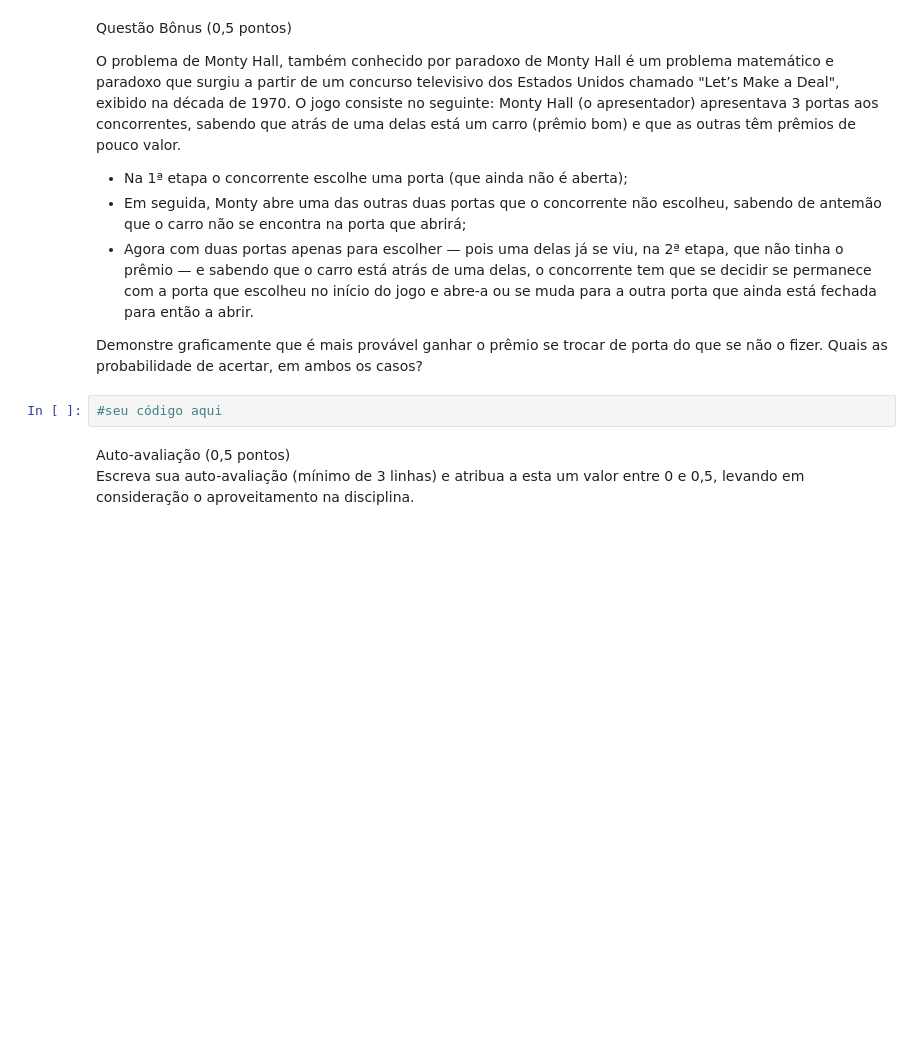
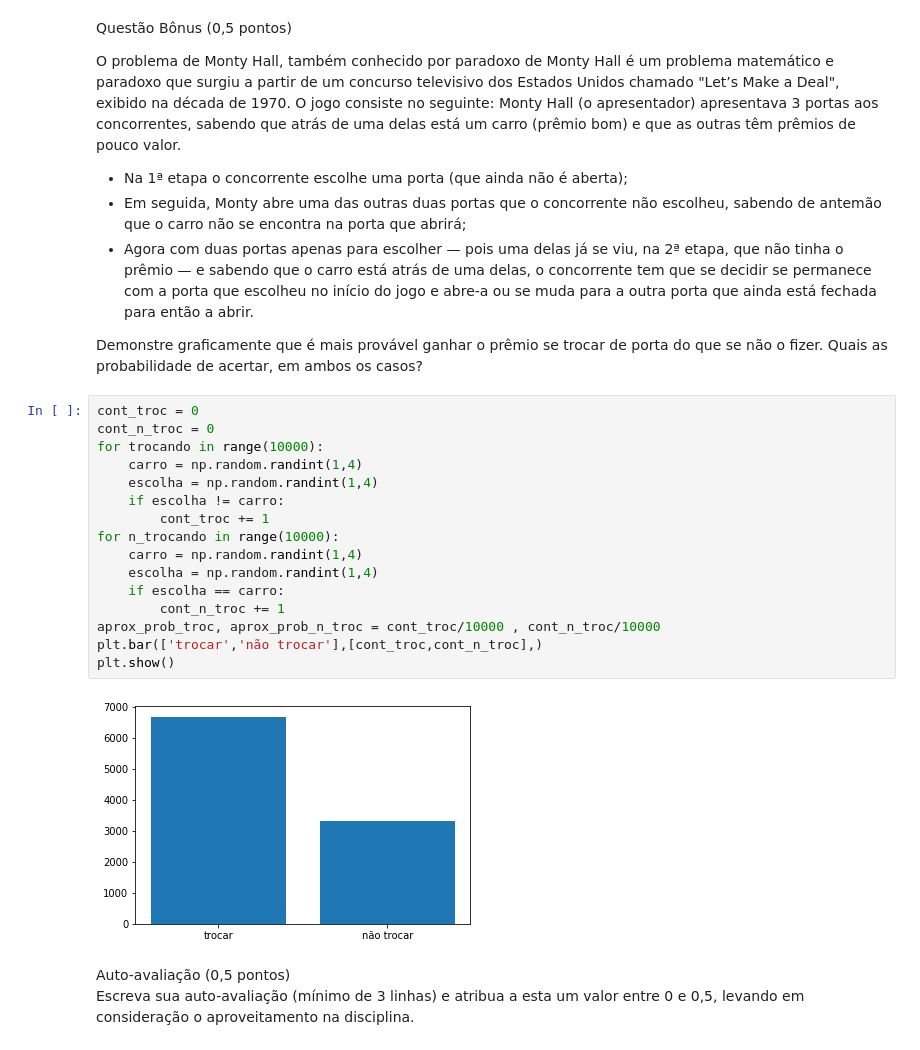
Before and after one commit to yfaria/FGV_Programming_Languages, a Jupyter notebook: Python/Exercicios/Avaliacoes/Simulado_A1_2016-Copy1.ipynb, the cells around one changed output. Cells and saved outputs as stored; diff of their text form; blank space fills up the shorter version.

```diff
--- a/Python/Exercicios/Avaliacoes/Simulado_A1_2016-Copy1.ipynb
+++ b/Python/Exercicios/Avaliacoes/Simulado_A1_2016-Copy1.ipynb
@@ -176,8 +188,24 @@ O problema de Monty Hall, também conhecido por paradoxo de Monty Hall é um pro
 - Agora com duas portas apenas para escolher — pois uma delas já se viu, na 2ª etapa, que não tinha o prêmio — e sabendo que o carro está atrás de uma delas, o concorrente tem que se decidir se permanece com a porta que escolheu no início do jogo e abre-a ou se muda para a outra porta que ainda está fechada para então a abrir.
 
 Demonstre graficamente que é mais provável ganhar o prêmio se trocar de porta do que se não o fizer. Quais as probabilidade de acertar, em ambos os casos?
-# %%
-#seu código aqui
+# %%
+cont_troc = 0
+cont_n_troc = 0
+for trocando in range(10000):
+    carro = np.random.randint(1,4)
+    escolha = np.random.randint(1,4)
+    if escolha != carro:
+        cont_troc += 1
+for n_trocando in range(10000):
+    carro = np.random.randint(1,4)
+    escolha = np.random.randint(1,4)
+    if escolha == carro:
+        cont_n_troc += 1
+aprox_prob_troc, aprox_prob_n_troc = cont_troc/10000 , cont_n_troc/10000
+plt.bar(['trocar','não trocar'],[cont_troc,cont_n_troc],)
+plt.show()
+# %% [output]
+[figure, added]
 # %% [markdown]
 Auto-avaliação (0,5 pontos)
 Escreva sua auto-avaliação (mínimo de 3 linhas) e atribua a esta um valor entre 0 e 0,5, levando em consideração o aproveitamento na disciplina.
```
Also changed, not shown: parts of 5 cells of this notebook, 3 other files.
